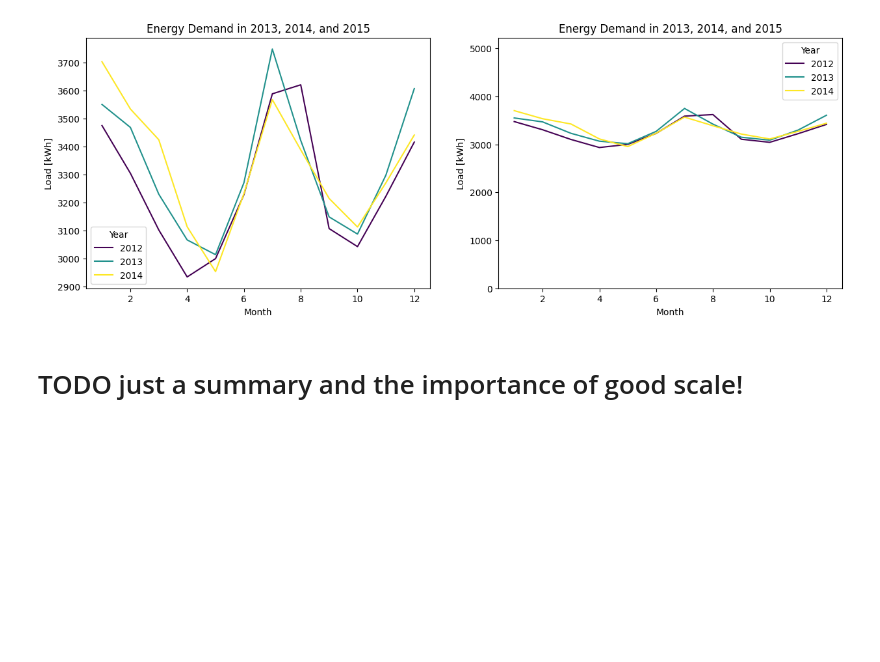
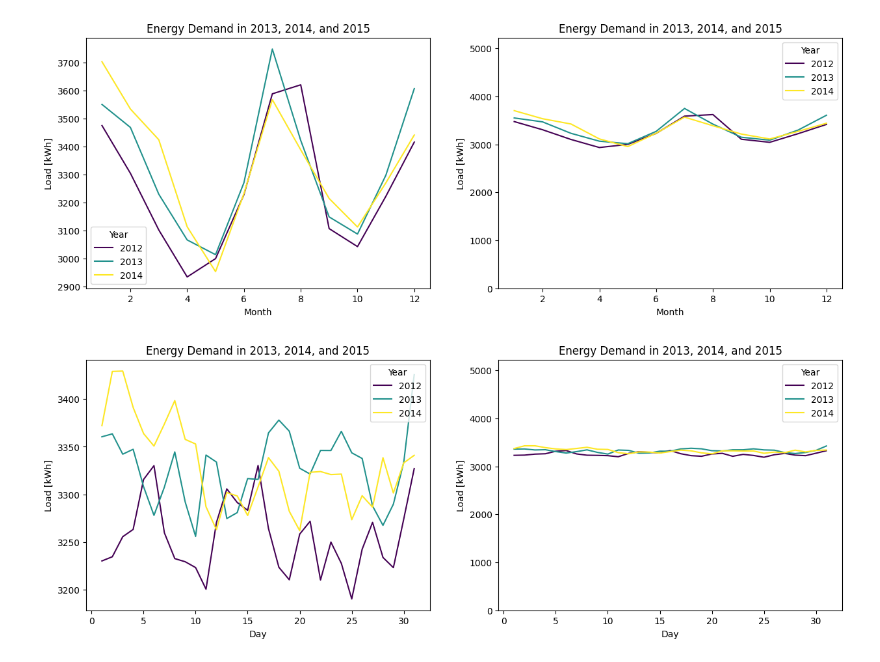
Before and after one commit to stepazel/BankDataAnalysis, a Jupyter notebook: timeseries.ipynb, the cells around one changed output. Drawn from its saved outputs; the diff is of its cells as text; code cells hidden in the pictures; blank space fills up the shorter version.

Commit message:
Finished visualization

```diff
--- a/timeseries.ipynb
+++ b/timeseries.ipynb
@@ -139,5 +124,11 @@ sns.lineplot(data=df, x='Month', y='Load', hue='Year',errorbar=None, palette='vi
     .set(title='Energy Demand in 2013, 2014, and 2015', ylabel='Load [kWh]', ylim=(0, df['Load'].max()));
 # %% [output]
 [figure]
-# %% [markdown]
-# TODO just a summary and the importance of good scale!
+# %%
+_, axes = plt.subplots(1, 2, figsize=(15, 5))
+sns.lineplot(data=df, x='Day', y='Load', hue='Year', errorbar=None, palette='viridis', ax=axes[0])\
+    .set(title='Energy Demand in 2013, 2014, and 2015', ylabel='Load [kWh]');
+sns.lineplot(data=df, x='Day', y='Load', hue='Year', errorbar=None, palette='viridis', ax=axes[1])\
+    .set(title='Energy Demand in 2013, 2014, and 2015', ylabel='Load [kWh]', ylim=(0, df['Load'].max()));
+# %% [output]
+[figure, added]
```
Also changed, not shown: parts of 5 cells of this notebook.
